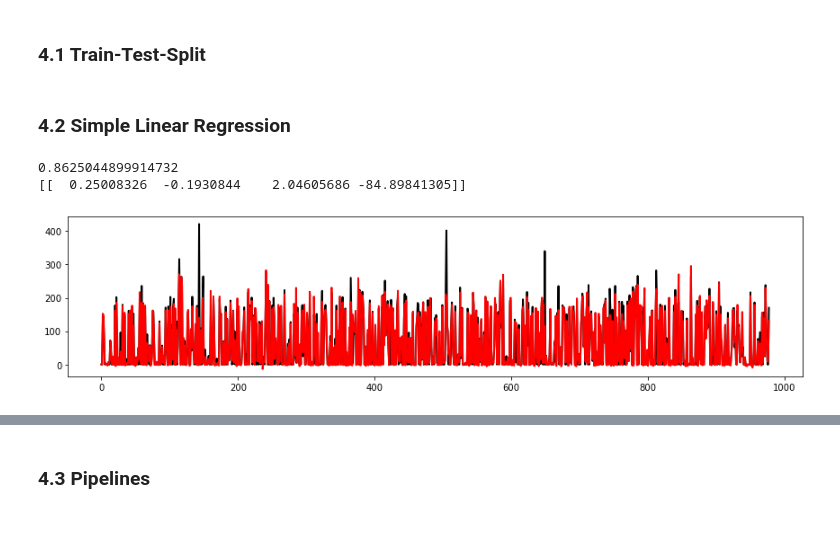
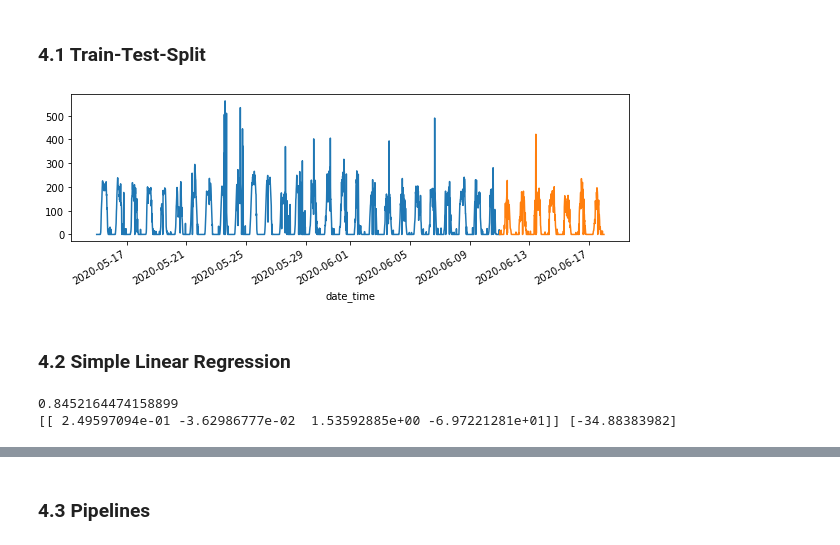
Before and after one commit to billiekim-DS/Capstone-3, a Jupyter notebook: notebooks/Capstone 3 Preprocessing and Training.ipynb, the cells around one changed output, grey strips where cells are left out. Cells and saved outputs as stored; diff of their text form; code cells hidden in the pictures.

```diff
--- a/notebooks/Capstone 3 Preprocessing and Training.ipynb
+++ b/notebooks/Capstone 3 Preprocessing and Training.ipynb
@@ -336,0 +328,11 @@ X_train2, X_test2, y_train2, y_test2 = train_test_split(X2, y2, test_size=0.3, r
+# %%
+date_split = pd.Timestamp('2020-06-11 00:00:00')
+
+train2 = plant2_avg.loc[:date_split]
+test2 = plant2_avg.loc[date_split:]
+
+plt.figure(figsize=(10,3))
+train2.delta_daily_yield2.plot()
+test2.delta_daily_yield2.plot();
+# %% [output]
+[figure, added]
@@ -344,14 +352,7 @@ y_pred2 = lm.predict(X_test2)
 
 # lm.score(X_test2, y_test2)
 print(r2_score(y_test2, y_pred2))
-print(lm.coef_)
+print(lm.coef_, lm.intercept_)
 # %% [output]
-0.8625044899914732
-[[  0.25008326  -0.1930844    2.04605686 -84.89841305]]
+0.8452164474158899
+[[ 2.49597094e-01 -3.62986777e-02  1.53592885e+00 -6.97221281e+01]] [-34.88383982]
-# %%
-fig,ax = plt.subplots(figsize=(12,3))
-ax.plot(np.array(y_test2), color='k', lw=2)
-ax.plot(y_pred2, color='r', lw=2)
-plt.tight_layout();
-# %% [output]
-[figure, removed]
```
Also changed, not shown: parts of 112 cells of this notebook.
